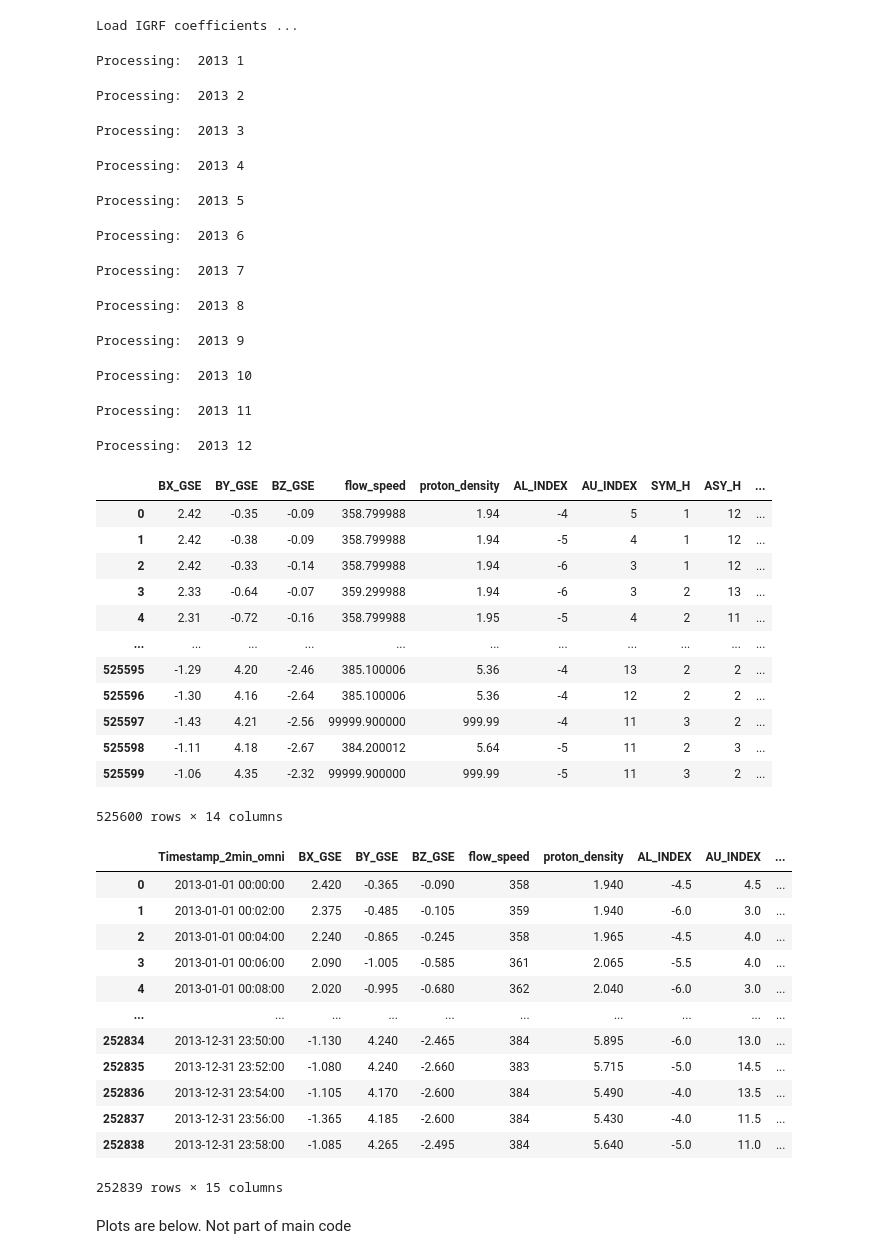
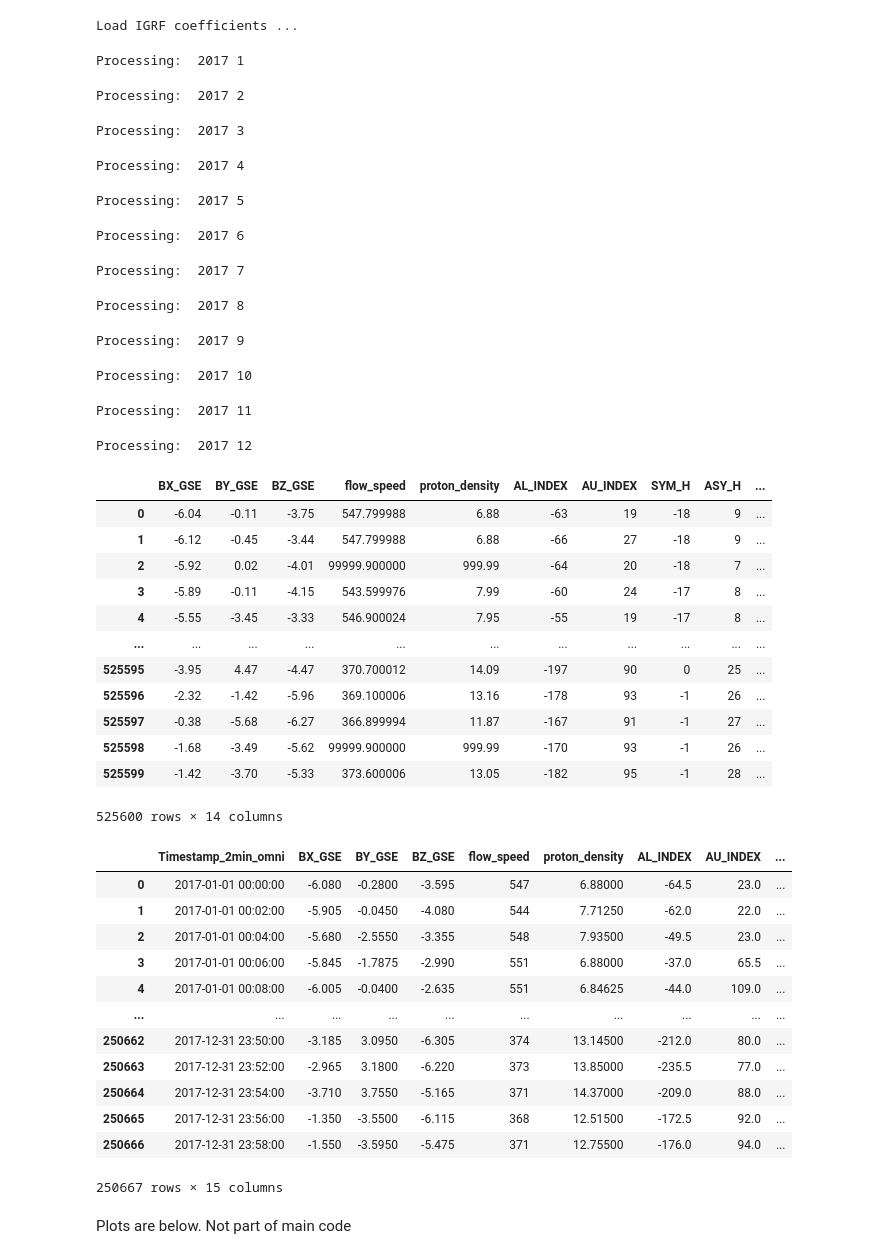
Before and after one commit to reddy-sachin/REPPU-ESN2, a Jupyter notebook: AMPERE/get_omni.ipynb, the cells around one changed output. Drawn from its saved outputs; the diff is of its cells as text; code cells hidden in the pictures.

```diff
--- a/AMPERE/get_omni.ipynb
+++ b/AMPERE/get_omni.ipynb
@@ -71,7 +71,7 @@ omni_1hr_params = 'F10_INDEX1800,KP1800'
 
 #yr = 2021
 months = []
-years = [2013]
+years = [2017]
 for year in years:
     for month in range(1,13):
 
@@ -90,57 +90,57 @@ for year in years:
         omni_1hr_data = fetch_omni_data(omni_1hr_params,omni_1hr, start_time, end_time)
         omni_1hr_df = extract_omni_1hr(omni_1hr_params, omni_1hr_data)
 
         df = pd.merge(omni_1min_df, omni_1hr_df, on='Timestamp_1hr_omni', how='left')
         df = df.rename(columns={'F10_INDEX1800':'F10.7', 'KP1800':'Kp'})
         months.append(df)
 
 months_df = pd.concat(months)
 
 def calculate_tilt_angle(row):
     t0 = datetime.datetime(1970, 1, 1)
     t1 = row['Timestamp_1min_omni']
     tdiff = (t1 - t0).total_seconds()
     tilt_angle = geopack.recalc(tdiff) # Calculate dipole tilt angle
 
     return tilt_angle
 
 #months_df['tilt_angle'] = months_df.apply(calculate_tilt_angle, axis=1)
 
 months_df = months_df.reset_index(drop=True)
 
 #export_path = f'/Users/sr2/My Drive/Career/Employment/Current/JSPS/Research/Analysis/Apr-24/data/omni/' #macbook
 #export_path = f'/home/ryuho/Documents/reddy/research/SMRAI/Data/OMNI/' #linux
 export_path = f'/home/sachin/Documents/NIPR/Research/Data/OMNI/' #server
 
-df_name = f'omni_hro_1min_2013'
+df_name = f'omni_hro_1min_2017'
 export_filename = export_path + df_name +'.csv'
 months_df.to_csv(export_filename, index=False, header=True)
 months_df
 # %% [output]
-Processing:  2013 1
+Processing:  2017 1
-Processing:  2013 2
+Processing:  2017 2
-Processing:  2013 3
+Processing:  2017 3
-Processing:  2013 4
+Processing:  2017 4
-Processing:  2013 5
+Processing:  2017 5
-Processing:  2013 6
+Processing:  2017 6
-Processing:  2013 7
+Processing:  2017 7
-Processing:  2013 8
+Processing:  2017 8
-Processing:  2013 9
+Processing:  2017 9
-Processing:  2013 10
+Processing:  2017 10
-Processing:  2013 11
+Processing:  2017 11
-Processing:  2013 12
+Processing:  2017 12
 |  | BX_GSE | BY_GSE | BZ_GSE | flow_speed | proton_density | AL_INDEX | AU_INDEX | SYM_H | ASY_H | ... |
-| 0 | 2.42 | -0.35 | -0.09 | 358.799988 | 1.94 | -4 | 5 | 1 | 12 | ... |
-| 1 | 2.42 | -0.38 | -0.09 | 358.799988 | 1.94 | -5 | 4 | 1 | 12 | ... |
-| 2 | 2.42 | -0.33 | -0.14 | 358.799988 | 1.94 | -6 | 3 | 1 | 12 | ... |
-| 3 | 2.33 | -0.64 | -0.07 | 359.299988 | 1.94 | -6 | 3 | 2 | 13 | ... |
-| 4 | 2.31 | -0.72 | -0.16 | 358.799988 | 1.95 | -5 | 4 | 2 | 11 | ... |
+| 0 | -6.04 | -0.11 | -3.75 | 547.799988 | 6.88 | -63 | 19 | -18 | 9 | ... |
+| 1 | -6.12 | -0.45 | -3.44 | 547.799988 | 6.88 | -66 | 27 | -18 | 9 | ... |
+| 2 | -5.92 | 0.02 | -4.01 | 99999.900000 | 999.99 | -64 | 20 | -18 | 7 | ... |
+| 3 | -5.89 | -0.11 | -4.15 | 543.599976 | 7.99 | -60 | 24 | -17 | 8 | ... |
+| 4 | -5.55 | -3.45 | -3.33 | 546.900024 | 7.95 | -55 | 19 | -17 | 8 | ... |
 | ... | ... | ... | ... | ... | ... | ... | ... | ... | ... | ... |
-| 525595 | -1.29 | 4.20 | -2.46 | 385.100006 | 5.36 | -4 | 13 | 2 | 2 | ... |
-| 525596 | -1.30 | 4.16 | -2.64 | 385.100006 | 5.36 | -4 | 12 | 2 | 2 | ... |
-| 525597 | -1.43 | 4.21 | -2.56 | 99999.900000 | 999.99 | -4 | 11 | 3 | 2 | ... |
-| 525598 | -1.11 | 4.18 | -2.67 | 384.200012 | 5.64 | -5 | 11 | 2 | 3 | ... |
-| 525599 | -1.06 | 4.35 | -2.32 | 99999.900000 | 999.99 | -5 | 11 | 3 | 2 | ... |
+| 525595 | -3.95 | 4.47 | -4.47 | 370.700012 | 14.09 | -197 | 90 | 0 | 25 | ... |
+| 525596 | -2.32 | -1.42 | -5.96 | 369.100006 | 13.16 | -178 | 93 | -1 | 26 | ... |
+| 525597 | -0.38 | -5.68 | -6.27 | 366.899994 | 11.87 | -167 | 91 | -1 | 27 | ... |
+| 525598 | -1.68 | -3.49 | -5.62 | 99999.900000 | 999.99 | -170 | 93 | -1 | 26 | ... |
+| 525599 | -1.42 | -3.70 | -5.33 | 373.600006 | 13.05 | -182 | 95 | -1 | 28 | ... |
 525600 rows × 14 columns
 # %%
 def clean_omni(df):
@@ -211,18 +211,18 @@ omni_df.to_csv(export_filename, index=False, header=True)
 omni_df
 # %% [output]
 |  | Timestamp_2min_omni | BX_GSE | BY_GSE | BZ_GSE | flow_speed | proton_density | AL_INDEX | AU_INDEX | ... |
-| 0 | 2013-01-01 00:00:00 | 2.420 | -0.365 | -0.090 | 358 | 1.940 | -4.5 | 4.5 | ... |
-| 1 | 2013-01-01 00:02:00 | 2.375 | -0.485 | -0.105 | 359 | 1.940 | -6.0 | 3.0 | ... |
-| 2 | 2013-01-01 00:04:00 | 2.240 | -0.865 | -0.245 | 358 | 1.965 | -4.5 | 4.0 | ... |
-| 3 | 2013-01-01 00:06:00 | 2.090 | -1.005 | -0.585 | 361 | 2.065 | -5.5 | 4.0 | ... |
-| 4 | 2013-01-01 00:08:00 | 2.020 | -0.995 | -0.680 | 362 | 2.040 | -6.0 | 3.0 | ... |
+| 0 | 2017-01-01 00:00:00 | -6.080 | -0.2800 | -3.595 | 547 | 6.88000 | -64.5 | 23.0 | ... |
+| 1 | 2017-01-01 00:02:00 | -5.905 | -0.0450 | -4.080 | 544 | 7.71250 | -62.0 | 22.0 | ... |
+| 2 | 2017-01-01 00:04:00 | -5.680 | -2.5550 | -3.355 | 548 | 7.93500 | -49.5 | 23.0 | ... |
+| 3 | 2017-01-01 00:06:00 | -5.845 | -1.7875 | -2.990 | 551 | 6.88000 | -37.0 | 65.5 | ... |
+| 4 | 2017-01-01 00:08:00 | -6.005 | -0.0400 | -2.635 | 551 | 6.84625 | -44.0 | 109.0 | ... |
 | ... | ... | ... | ... | ... | ... | ... | ... | ... | ... |
-| 252834 | 2013-12-31 23:50:00 | -1.130 | 4.240 | -2.465 | 384 | 5.895 | -6.0 | 13.0 | ... |
-| 252835 | 2013-12-31 23:52:00 | -1.080 | 4.240 | -2.660 | 383 | 5.715 | -5.0 | 14.5 | ... |
-| 252836 | 2013-12-31 23:54:00 | -1.105 | 4.170 | -2.600 | 384 | 5.490 | -4.0 | 13.5 | ... |
-| 252837 | 2013-12-31 23:56:00 | -1.365 | 4.185 | -2.600 | 384 | 5.430 | -4.0 | 11.5 | ... |
-| 252838 | 2013-12-31 23:58:00 | -1.085 | 4.265 | -2.495 | 384 | 5.640 | -5.0 | 11.0 | ... |
+| 250662 | 2017-12-31 23:50:00 | -3.185 | 3.0950 | -6.305 | 374 | 13.14500 | -212.0 | 80.0 | ... |
+| 250663 | 2017-12-31 23:52:00 | -2.965 | 3.1800 | -6.220 | 373 | 13.85000 | -235.5 | 77.0 | ... |
+| 250664 | 2017-12-31 23:54:00 | -3.710 | 3.7550 | -5.165 | 371 | 14.37000 | -209.0 | 88.0 | ... |
+| 250665 | 2017-12-31 23:56:00 | -1.350 | -3.5500 | -6.115 | 368 | 12.51500 | -172.5 | 92.0 | ... |
+| 250666 | 2017-12-31 23:58:00 | -1.550 | -3.5950 | -5.475 | 371 | 12.75500 | -176.0 | 94.0 | ... |
-252839 rows × 15 columns
+250667 rows × 15 columns
 # %%
 def check_data_gaps(df):
     df = df.copy()
```
Also changed, not shown: 9 other files.
